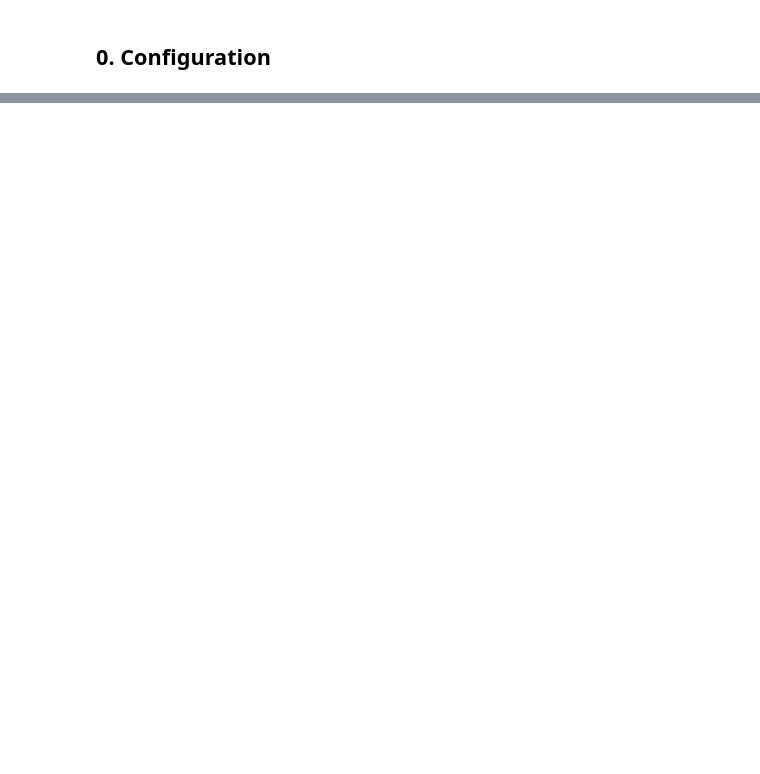
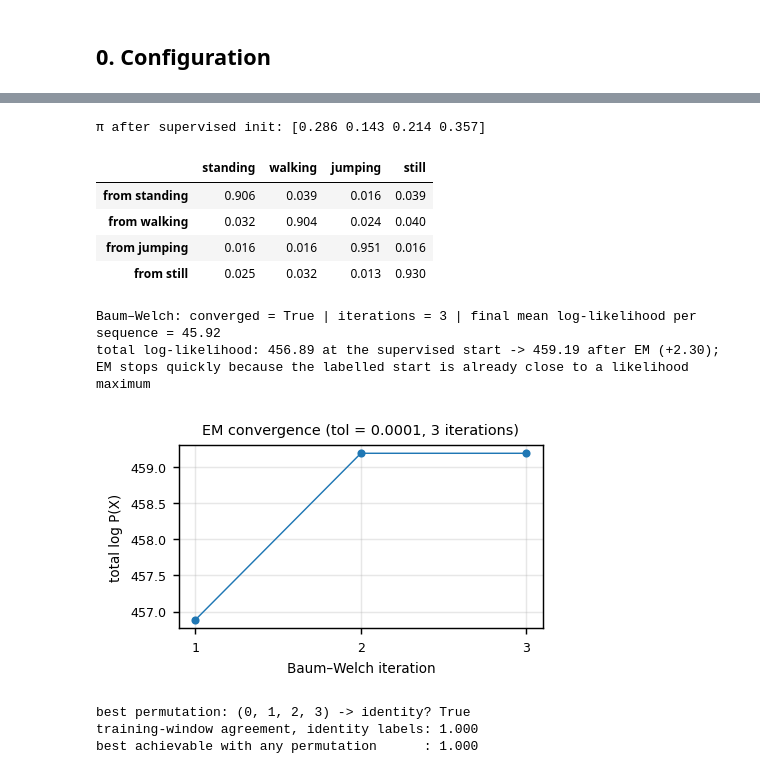
Before and after one commit to Elvin100s/hmm-activity-recognition, a Jupyter notebook: notebooks/HMM_Activity_Recognition.ipynb, the cells around one changed output, grey strips where cells are left out. Cells and saved outputs as stored; diff of their text form; code cells hidden in the pictures; blank space fills up the shorter version.

```diff
--- a/notebooks/HMM_Activity_Recognition.ipynb
+++ b/notebooks/HMM_Activity_Recognition.ipynb
@@ -94,4 +229,6 @@ Z-score with μ, σ **fitted on training windows only** — justification: {{uni
 # %%
-from src.hmm import GaussianHMM
-# Run the correctness tests from inside the notebook too:
-# !cd .. && python -m pytest tests/ -q
+X, y, _, FEATURE_NAMES = build_feature_matrix(train_files, STATES, FS)
+print("training feature matrix:", X.shape, "->", len(FEATURE_NAMES), "features x", X.shape[0], "windows")
+print("windows per state:", dict(zip(STATES, np.bincount(y, minlength=len(STATES)))))
+print("NaNs:", int(np.isnan(X).sum()), "| infs:", int(np.isinf(X).sum()))
+display(pd.DataFrame(X, columns=FEATURE_NAMES).describe().T[["mean", "std", "min", "max"]].round(3).head(8))
@@ -115,0 +327,7 @@ from src.hmm import GaussianHMM
+# %%
+model = GaussianHMM(n_states=len(STATES), n_features=len(FEATURE_NAMES),
+                    var_floor=VAR_FLOOR, random_state=SEED)
+print("states      :", len(STATES), STATES)
+print("observations:", len(FEATURE_NAMES), "features per window")
+print("A shape", model.transmat_.shape, "| B: per-state mean", model.means_.shape, "and diagonal variance", model.covars_.shape)
+print("π           :", np.round(model.startprob_, 3), "(uniform before training)")
@@ -141,0 +425,47 @@ def per_state_metrics(cm, names):
+# %%
+model.fit_supervised(train_seqs, train_labs)
+print("π after supervised init:", np.round(model.startprob_, 3))
+display(pd.DataFrame(model.transmat_.round(3), index=[f"from {s}" for s in STATES], columns=STATES))
+
+model.fit(train_seqs, tol=BW_TOL, max_iter=BW_MAX_ITER, verbose=False)
+print(f"Baum–Welch: converged = {model.converged_} | iterations = {model.n_iter_} "
+      f"| final mean log-likelihood per sequence = {model.history_[-1] / len(train_seqs):.2f}")
+print(f"total log-likelihood: {model.history_[0]:.2f} at the supervised start -> {model.history_[-1]:.2f} "
+      f"after EM ({model.history_[-1] - model.history_[0]:+.2f}); EM stops quickly because the labelled "
+      f"start is already close to a likelihood maximum")
+
+fig, ax = plt.subplots(figsize=(3.4, 2.0))
+ax.plot(range(1, len(model.history_) + 1), model.history_, marker="o", ms=3.5)
+ax.set_xticks(range(1, len(model.history_) + 1))
+ax.set_xlabel("Baum–Welch iteration")
+ax.set_ylabel("total log P(X)")
+ax.set_title(f"EM convergence (tol = {BW_TOL:g}, {model.n_iter_} iterations)")
+plt.tight_layout(pad=0.3)
+plt.savefig(FIG / "bw_convergence.png", bbox_inches="tight")
+plt.show()
+# %% [output]
+π after supervised init: [0.286 0.143 0.214 0.357]
+|  | standing | walking | jumping | still |
+| from standing | 0.906 | 0.039 | 0.016 | 0.039 |
+| from walking | 0.032 | 0.904 | 0.024 | 0.040 |
+| from jumping | 0.016 | 0.016 | 0.951 | 0.016 |
+| from still | 0.025 | 0.032 | 0.013 | 0.930 |
+Baum–Welch: converged = True | iterations = 3 | final mean log-likelihood per sequence = 45.92
+total log-likelihood: 456.89 at the supervised start -> 459.19 after EM (+2.30); EM stops quickly because the labelled start is already close to a likelihood maximum
+[figure, added]
+# %%
+# Label permutation check: does any re-labelling of the states explain the data better?
+def agreement(perm):
+    P = np.array(perm)
+    return float(np.mean([np.mean(P[model.viterbi(s)[0]] == l) for s, l in zip(train_seqs, train_labs)]))
+
+perms = list(itertools.permutations(range(len(STATES))))
+scores = {p: agreement(p) for p in perms}
+best = max(scores, key=scores.get)
+print("best permutation:", best, "-> identity?", best == tuple(range(len(STATES))))
+print("training-window agreement, identity labels: %.3f" % scores[tuple(range(len(STATES)))])
+print("best achievable with any permutation      : %.3f" % scores[best])
+# %% [output]
+best permutation: (0, 1, 2, 3) -> identity? True
+training-window agreement, identity labels: 1.000
+best achievable with any permutation      : 1.000
```
Also changed, not shown: parts of 47 cells of this notebook.
